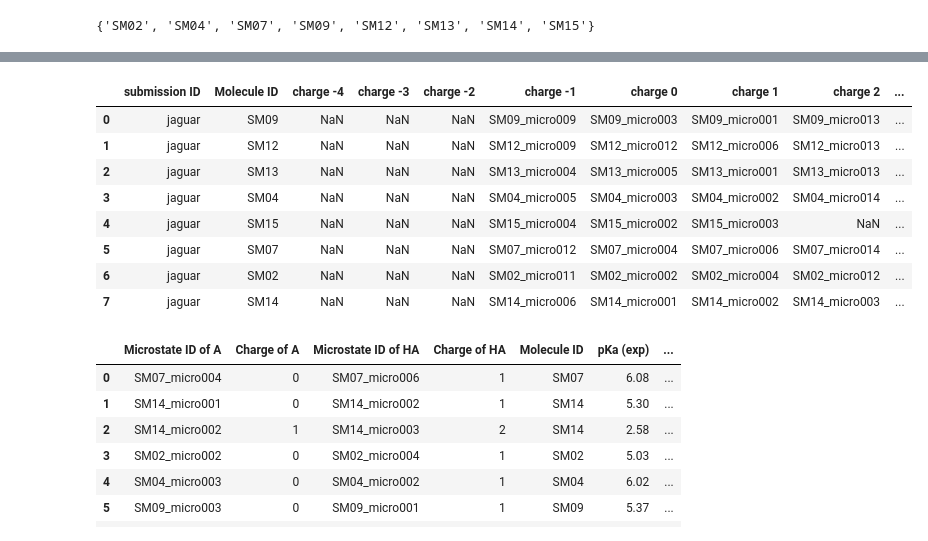
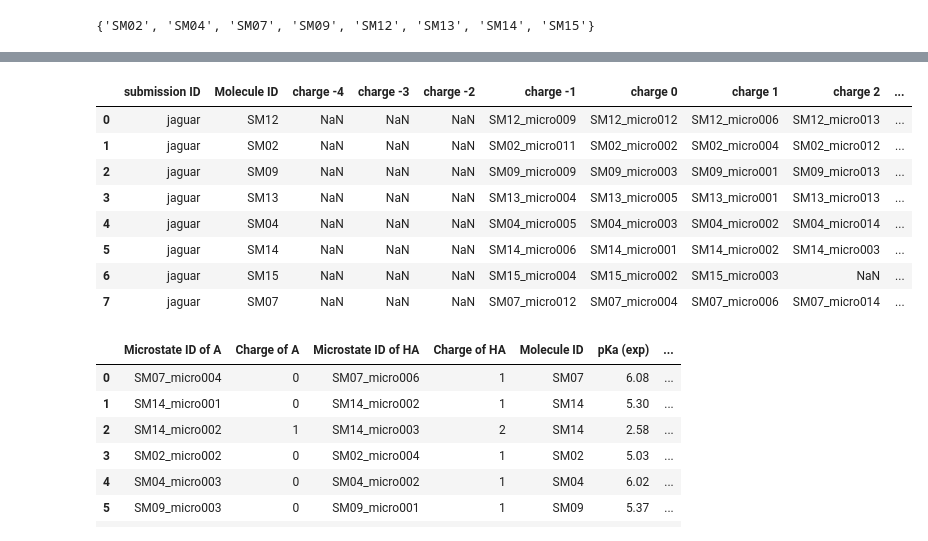
Before and after one commit to choderalab/sampl6-physicochemical-properties, a Jupyter notebook: analysis_of_pKa_predictions/20191003_typeI_microstate_deltaG_calculation/calc_relative_free_energy_at_pH_0.ipynb, the cells around one changed output, grey strips where cells are left out. Drawn from its saved outputs; the diff is of its cells as text; code cells hidden in the pictures.

Commit message:
Progress on ipynb of typeI_microstate_deltaG_calculation for analysing dominant microstates

```diff
--- a/analysis_of_pKa_predictions/20191003_typeI_microstate_deltaG_calculation/calc_relative_free_energy_at_pH_0.ipynb
+++ b/analysis_of_pKa_predictions/20191003_typeI_microstate_deltaG_calculation/calc_relative_free_energy_at_pH_0.ipynb
@@ -185,18 +183,18 @@ df_dominant_ms.to_csv("typeI_submission_dominant_microstate_collection.csv", ind
 # %%
 # Compare predicted dominant microstate collection to experimental dominant microstates
 # Read predictied dominant microstate collection
-df_pred_dom_ms = pd.read_csv("typeI_submission_dominant_microstate_collection.csv")
+df_pred_dom_ms = pd.read_csv("typeI_submission_dominant_microstate_collection_only_predictions.csv")
 df_pred_dom_ms
 # %% [output]
 |  | submission ID | Molecule ID | charge -4 | charge -3 | charge -2 | charge -1 | charge 0 | charge 1 | charge 2 | ... |
-| 0 | jaguar | SM09 | NaN | NaN | NaN | SM09_micro009 | SM09_micro003 | SM09_micro001 | SM09_micro013 | ... |
-| 1 | jaguar | SM12 | NaN | NaN | NaN | SM12_micro009 | SM12_micro012 | SM12_micro006 | SM12_micro013 | ... |
-| 2 | jaguar | SM13 | NaN | NaN | NaN | SM13_micro004 | SM13_micro005 | SM13_micro001 | SM13_micro013 | ... |
-| 3 | jaguar | SM04 | NaN | NaN | NaN | SM04_micro005 | SM04_micro003 | SM04_micro002 | SM04_micro014 | ... |
-| 4 | jaguar | SM15 | NaN | NaN | NaN | SM15_micro004 | SM15_micro002 | SM15_micro003 | NaN | ... |
-| 5 | jaguar | SM07 | NaN | NaN | NaN | SM07_micro012 | SM07_micro004 | SM07_micro006 | SM07_micro014 | ... |
-| 6 | jaguar | SM02 | NaN | NaN | NaN | SM02_micro011 | SM02_micro002 | SM02_micro004 | SM02_micro012 | ... |
-| 7 | jaguar | SM14 | NaN | NaN | NaN | SM14_micro006 | SM14_micro001 | SM14_micro002 | SM14_micro003 | ... |
+| 0 | jaguar | SM12 | NaN | NaN | NaN | SM12_micro009 | SM12_micro012 | SM12_micro006 | SM12_micro013 | ... |
+| 1 | jaguar | SM02 | NaN | NaN | NaN | SM02_micro011 | SM02_micro002 | SM02_micro004 | SM02_micro012 | ... |
+| 2 | jaguar | SM09 | NaN | NaN | NaN | SM09_micro009 | SM09_micro003 | SM09_micro001 | SM09_micro013 | ... |
+| 3 | jaguar | SM13 | NaN | NaN | NaN | SM13_micro004 | SM13_micro005 | SM13_micro001 | SM13_micro013 | ... |
+| 4 | jaguar | SM04 | NaN | NaN | NaN | SM04_micro005 | SM04_micro003 | SM04_micro002 | SM04_micro014 | ... |
+| 5 | jaguar | SM14 | NaN | NaN | NaN | SM14_micro006 | SM14_micro001 | SM14_micro002 | SM14_micro003 | ... |
+| 6 | jaguar | SM15 | NaN | NaN | NaN | SM15_micro004 | SM15_micro002 | SM15_micro003 | NaN | ... |
+| 7 | jaguar | SM07 | NaN | NaN | NaN | SM07_micro012 | SM07_micro004 | SM07_micro006 | SM07_micro014 | ... |
 # %%
 # Read experimental dominant microstates
 exp_microstates = pd.read_csv("experimental_microstates_with_charge.csv")
```
Also changed, not shown: parts of 7 cells of this notebook, 3 other files.
